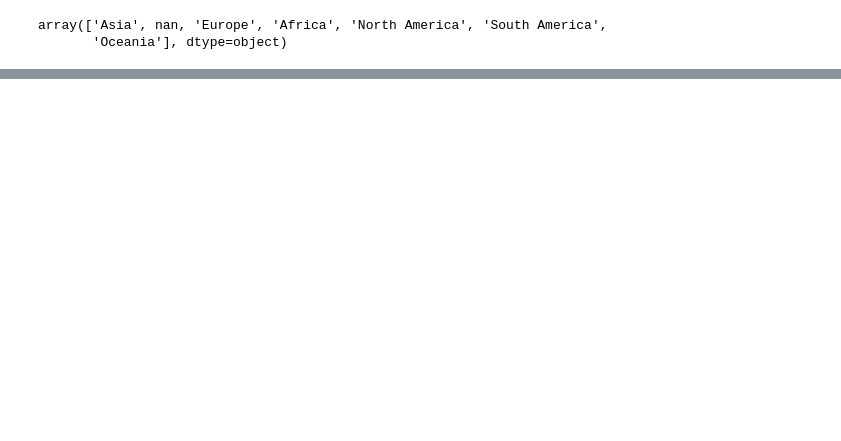
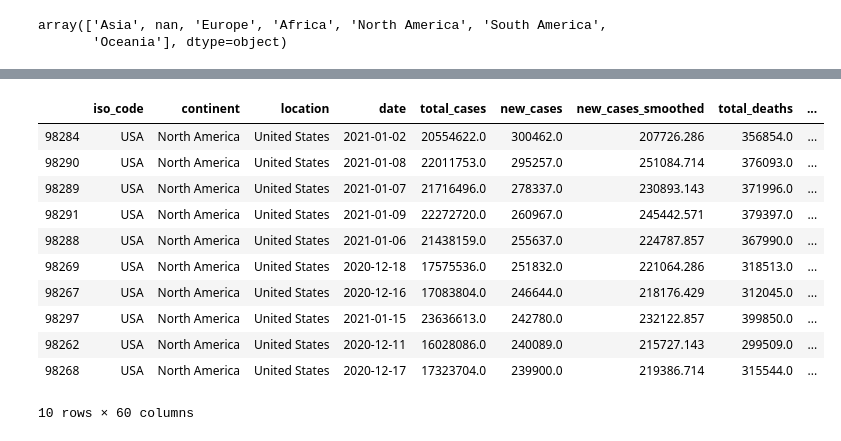
Before and after one commit to gyleodhis/rabetafrica, a Jupyter notebook: dev_book.ipynb, the cells around one changed output, grey strips where cells are left out. Cells and saved outputs as stored; diff of their text form; code cells hidden in the pictures; blank space fills up the shorter version.

```diff
--- a/dev_book.ipynb
+++ b/dev_book.ipynb
@@ -80,3 +76,7 @@ df_covid_data_v1['continent'].unique()
 # %% [output]
 array(['Asia', nan, 'Europe', 'Africa', 'North America', 'South America',
        'Oceania'], dtype=object)
+# %%
+"""Group By can be used to group the data into continents."""
+df_cont_grouped = df_covid_data_v1.groupby('continent')
+df_cont_grouped.size()
@@ -82,0 +92,15 @@ array(['Asia', nan, 'Europe', 'Africa', 'North America', 'South America',
+# %%
+df_cont_grouped.get_group('North America').nlargest(10, 'new_cases')
+# %% [output]
+|  | iso_code | continent | location | date | total_cases | new_cases | new_cases_smoothed | total_deaths | ... |
+| 98284 | USA | North America | United States | 2021-01-02 | 20554622.0 | 300462.0 | 207726.286 | 356854.0 | ... |
+| 98290 | USA | North America | United States | 2021-01-08 | 22011753.0 | 295257.0 | 251084.714 | 376093.0 | ... |
+| 98289 | USA | North America | United States | 2021-01-07 | 21716496.0 | 278337.0 | 230893.143 | 371996.0 | ... |
+| 98291 | USA | North America | United States | 2021-01-09 | 22272720.0 | 260967.0 | 245442.571 | 379397.0 | ... |
+| 98288 | USA | North America | United States | 2021-01-06 | 21438159.0 | 255637.0 | 224787.857 | 367990.0 | ... |
+| 98269 | USA | North America | United States | 2020-12-18 | 17575536.0 | 251832.0 | 221064.286 | 318513.0 | ... |
+| 98267 | USA | North America | United States | 2020-12-16 | 17083804.0 | 246644.0 | 218176.429 | 312045.0 | ... |
+| 98297 | USA | North America | United States | 2021-01-15 | 23636613.0 | 242780.0 | 232122.857 | 399850.0 | ... |
+| 98262 | USA | North America | United States | 2020-12-11 | 16028086.0 | 240089.0 | 215727.143 | 299509.0 | ... |
+| 98268 | USA | North America | United States | 2020-12-17 | 17323704.0 | 239900.0 | 219386.714 | 315544.0 | ... |
+10 rows × 60 columns
```
Also changed, not shown: parts of 13 cells of this notebook, 5 other files.
